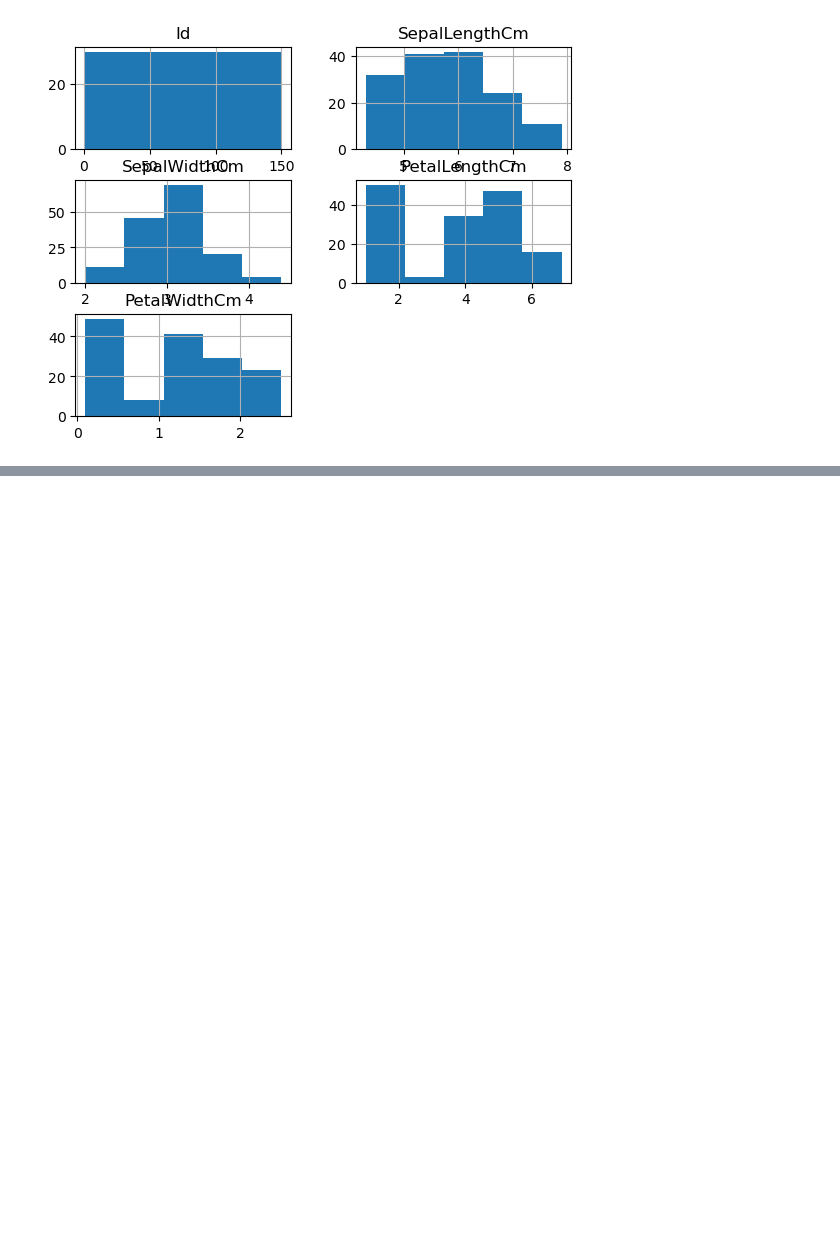
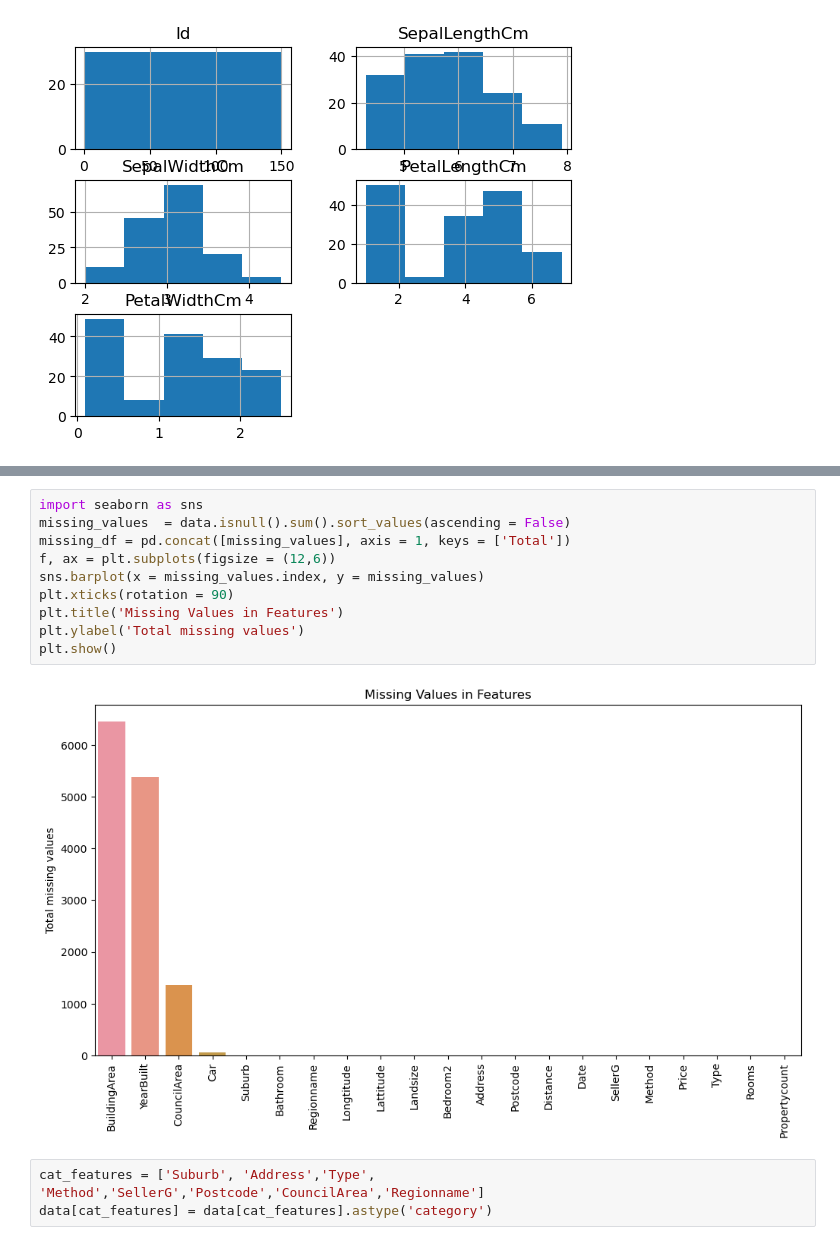
Before and after one commit to Mxdhushri/PICT_COURSEWORK_3rdYEAR, a Jupyter notebook: sem 2/DSBDAL/assignment1DSBDA.ipynb, the cells around one changed output, grey strips where cells are left out. Cells and saved outputs as stored; diff of their text form; blank space fills up the shorter version.

```diff
--- a/sem 2/DSBDAL/assignment1DSBDA.ipynb
+++ b/sem 2/DSBDAL/assignment1DSBDA.ipynb
@@ -132,0 +223,15 @@ array([[<Axes: title={'center': 'Id'}>,
+# %%
+import seaborn as sns
+missing_values  = data.isnull().sum().sort_values(ascending = False)
+missing_df = pd.concat([missing_values], axis = 1, keys = ['Total'])
+f, ax = plt.subplots(figsize = (12,6))
+sns.barplot(x = missing_values.index, y = missing_values)
+plt.xticks(rotation = 90)
+plt.title('Missing Values in Features')
+plt.ylabel('Total missing values')
+plt.show()
+# %% [output]
+[figure, added]
+# %%
+cat_features = ['Suburb', 'Address','Type', 'Method','SellerG','Postcode','CouncilArea','Regionname']
+data[cat_features] = data[cat_features].astype('category')
```
Also changed, not shown: parts of 33 cells of this notebook.
